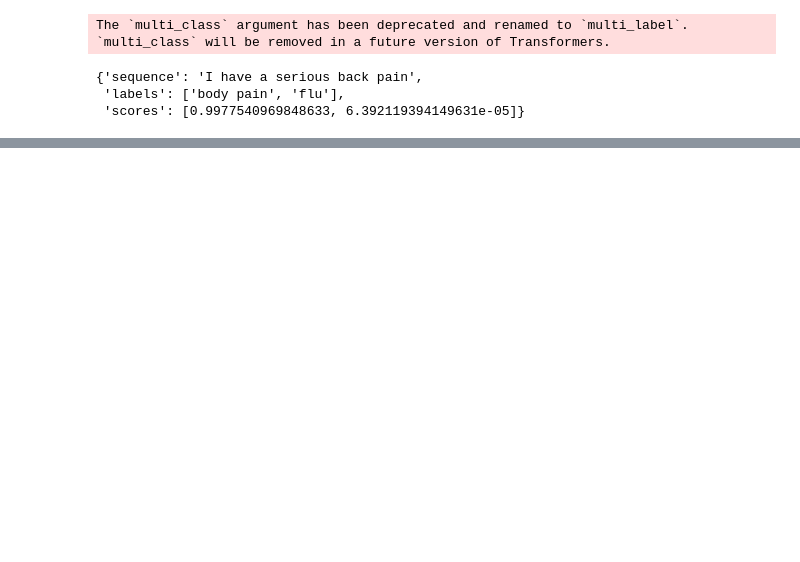
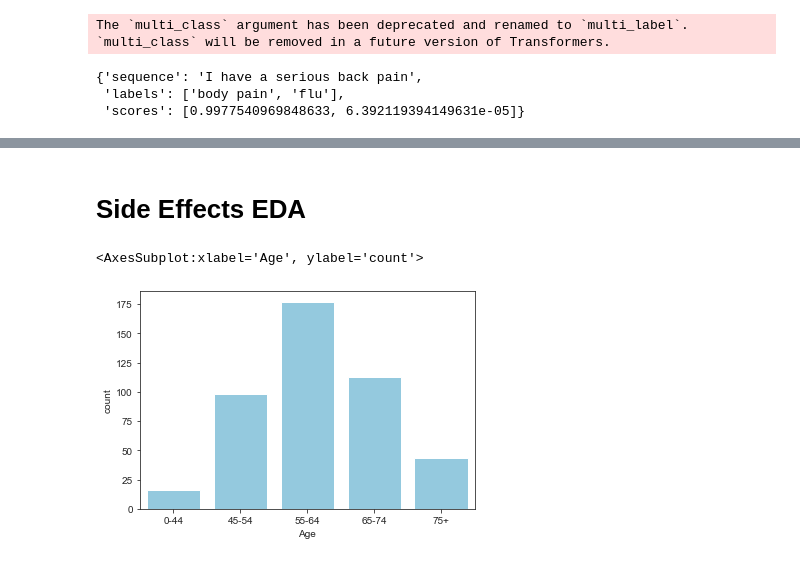
Before and after one commit to woonsupkim/DrugReview, a Jupyter notebook: Woon_after_Classification.ipynb, the cells around one changed output, grey strips where cells are left out. Drawn from its saved outputs; the diff is of its cells as text; code cells hidden in the pictures; blank space fills up the shorter version.

```diff
--- a/Woon_after_Classification.ipynb
+++ b/Woon_after_Classification.ipynb
@@ -242,9 +227,7 @@ df.head()
 | 4 | 4 | 45-54 | Osteoporosis | 2012-01-19 | oyster shell + d | 94390 | 1 | 1 | I have severe pain in my hand and... | ... |
 5 rows × 25 columns
 # %%
-df_side_effects = df[df["side_effect"]>0.7]
+df_side_effects = df[df["side_effect"]>0.7].reset_index()
-# %%
-df_side_effects = df_side_effects.reset_index()
 # %%
 sns.set_style('ticks')
 fig, ax = plt.subplots()
@@ -422,0 +430,16 @@ The `multi_class` argument has been deprecated and renamed to `multi_label`. `mu
+# %% [markdown]
+# Side Effects EDA
+# %%
+df_limb = df_side_effects[df_side_effects['limb pain'] == 1]
+df_gastro = df_side_effects[df_side_effects['gastrointestinal'] == 1]
+df_dental = df_side_effects[df_side_effects['dental'] == 1]
+df_cardiac = df_side_effects[df_side_effects['cardiac'] == 1]
+df_derma = df_side_effects[df_side_effects['dermatological'] == 1]
+df_resp = df_side_effects[df_side_effects['respiratory'] == 1]
+df_weight = df_side_effects[df_side_effects['weight'] == 1]
+df_headache = df_side_effects[df_side_effects['headache'] == 1]
+# %%
+sns.countplot(x = 'Age', data = df_limb, color = 'skyblue', order=["0-44", "45-54", "55-64", "65-74", "75+"])
+# %% [output]
+<AxesSubplot:xlabel='Age', ylabel='count'>
+[figure, added]
```
Also changed, not shown: parts of 16 cells of this notebook.
